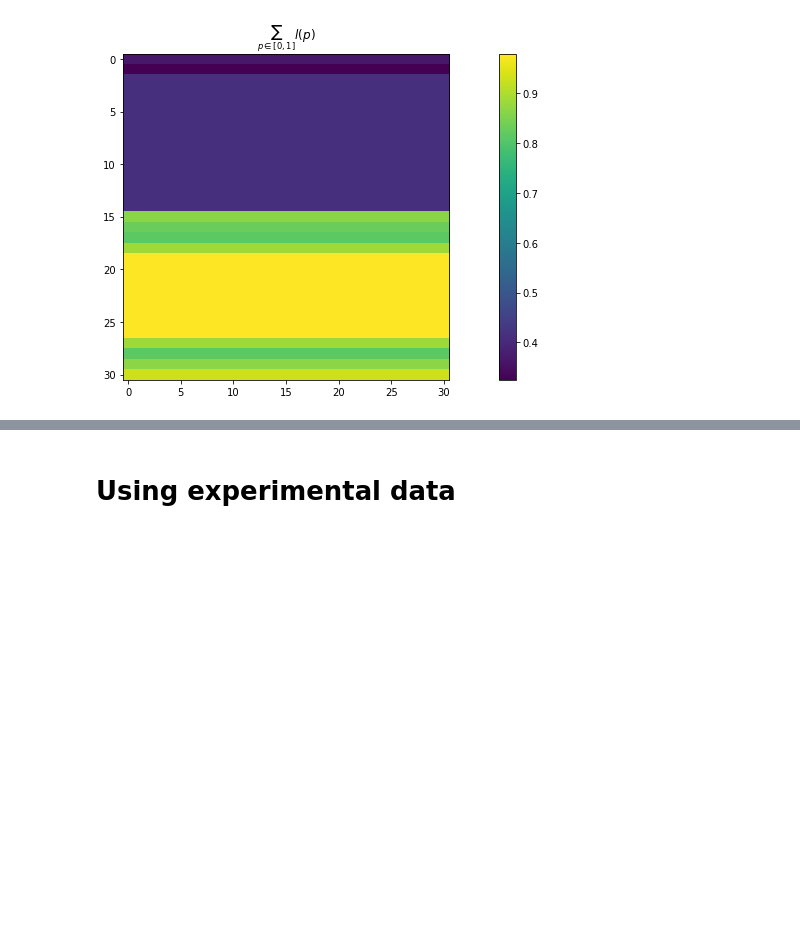
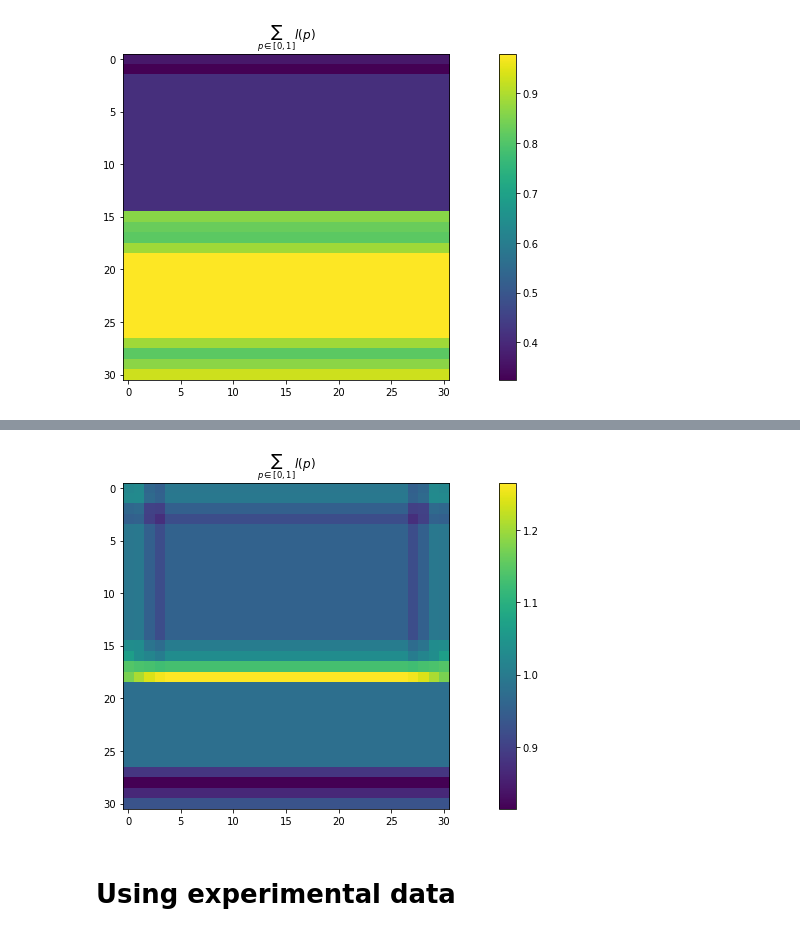
Before and after one commit to leonharv/uncertainty-vis, a Jupyter notebook: Experiments/Covariance Analysis/Locality Measure Pearson.ipynb, the cells around one changed output, grey strips where cells are left out. Saved outputs shown, nothing was run; the diff lists cells and outputs as text; code cells hidden in the pictures; blank space fills up the shorter version.

```diff
--- a/Experiments/Covariance Analysis/Locality Measure Pearson.ipynb
+++ b/Experiments/Covariance Analysis/Locality Measure Pearson.ipynb
@@ -389,3 +437,17 @@ plt.show()
+# %%
+num = 100
+overview = np.zeros((*gridDimensions, num))
+
+for idx,percent in enumerate(np.linspace(0.01, 0.99, num)):
+    overview[:,:,idx] = np.array([dist_covariance(Rho, p, percent) for p in range(Sigma.shape[0])]).reshape(gridDimensions)
+# %%
+plt.figure(figsize=(18,6))
+plt.title(r'$\sum_{p \in [0,1]} l(p)$')
+plt.imshow(np.std(overview, axis=2))
+plt.colorbar()
+plt.show()
+# %% [output]
+[figure, added]
 # %% [markdown]
 # Using experimental data
 # %%
```
Also changed, not shown: parts of 7 cells of this notebook.
